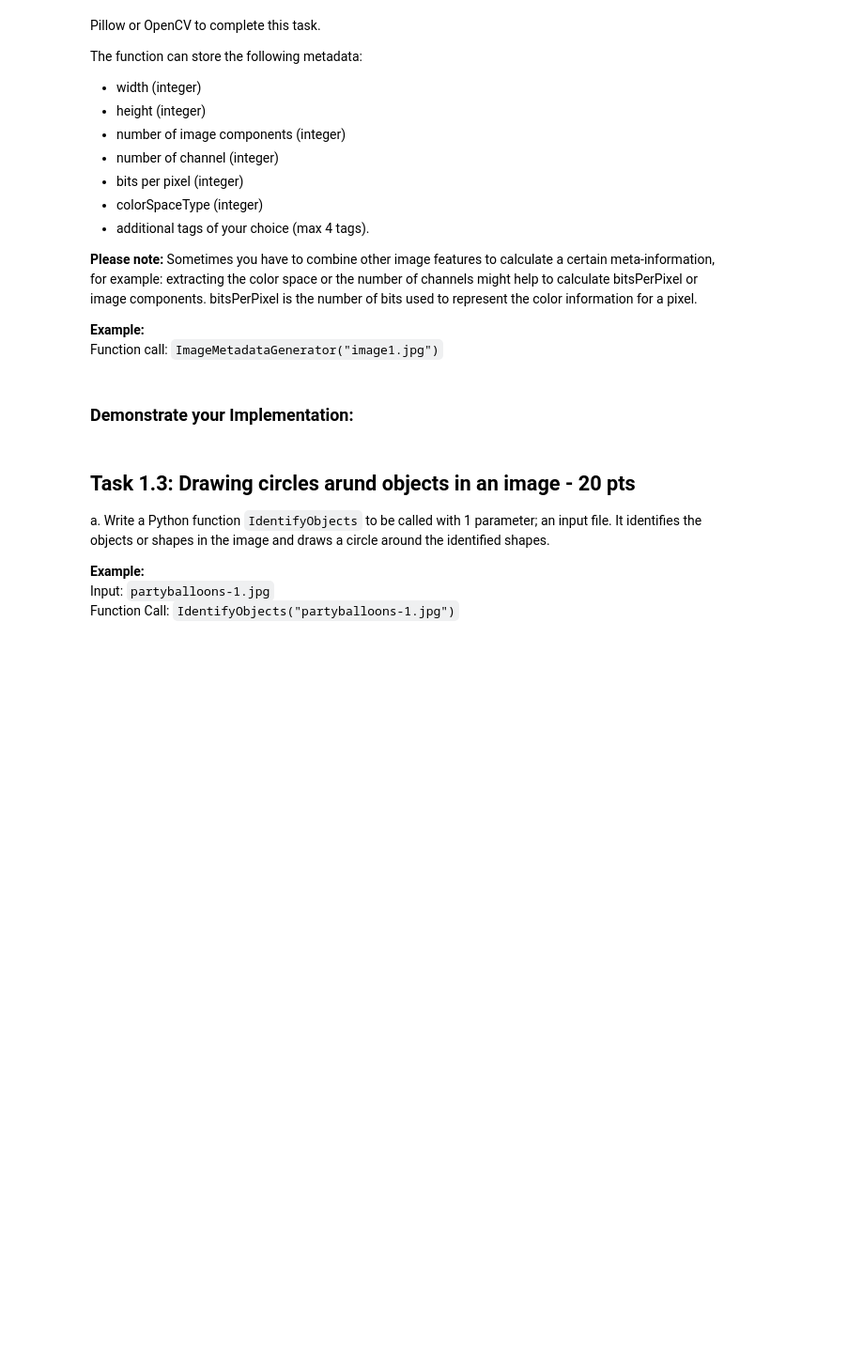
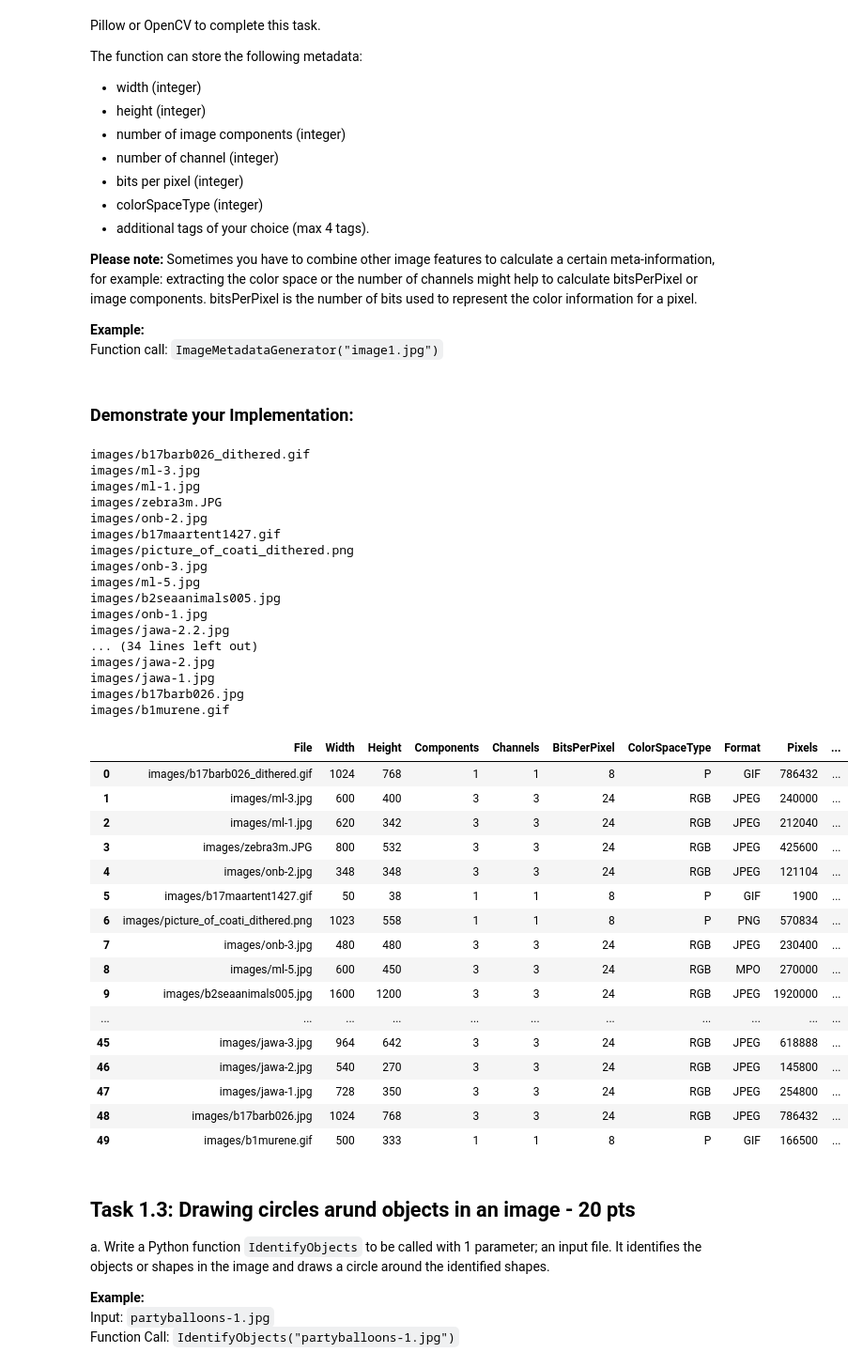
Before and after one commit to orcunilker/Multimedia-Representation-and-Encoding, a Jupyter notebook: MRE_A1_def.ipynb, the cells around one changed output. Shown at 94% size. Drawn from its saved outputs; the diff is of its cells as text; code cells hidden in the pictures; blank space fills up the shorter version.

```diff
--- a/MRE_A1_def.ipynb
+++ b/MRE_A1_def.ipynb
@@ -125,6 +125,42 @@ Function call:  `ImageMetadataGenerator("image1.jpg")`
 # %%
 # Demonstrate your implementation here.
 # Only enter the calls to your functions here so you can demonstrate validity of your solution.
+display(ImageMetadataGenerator("images/"))
+# %% [output]
+images/b17barb026_dithered.gif
+images/ml-3.jpg
+images/ml-1.jpg
+images/zebra3m.JPG
+images/onb-2.jpg
+images/b17maartent1427.gif
+images/picture_of_coati_dithered.png
+images/onb-3.jpg
+images/ml-5.jpg
+images/b2seaanimals005.jpg
+images/onb-1.jpg
+images/jawa-2.2.jpg
+... (34 lines left out)
+images/jawa-2.jpg
+images/jawa-1.jpg
+images/b17barb026.jpg
+images/b1murene.gif
+|  | File | Width | Height | Components | Channels | BitsPerPixel | ColorSpaceType | Format | Pixels | ... |
+| 0 | images/b17barb026_dithered.gif | 1024 | 768 | 1 | 1 | 8 | P | GIF | 786432 | ... |
+| 1 | images/ml-3.jpg | 600 | 400 | 3 | 3 | 24 | RGB | JPEG | 240000 | ... |
+| 2 | images/ml-1.jpg | 620 | 342 | 3 | 3 | 24 | RGB | JPEG | 212040 | ... |
+| 3 | images/zebra3m.JPG | 800 | 532 | 3 | 3 | 24 | RGB | JPEG | 425600 | ... |
+| 4 | images/onb-2.jpg | 348 | 348 | 3 | 3 | 24 | RGB | JPEG | 121104 | ... |
+| 5 | images/b17maartent1427.gif | 50 | 38 | 1 | 1 | 8 | P | GIF | 1900 | ... |
+| 6 | images/picture_of_coati_dithered.png | 1023 | 558 | 1 | 1 | 8 | P | PNG | 570834 | ... |
+| 7 | images/onb-3.jpg | 480 | 480 | 3 | 3 | 24 | RGB | JPEG | 230400 | ... |
+| 8 | images/ml-5.jpg | 600 | 450 | 3 | 3 | 24 | RGB | MPO | 270000 | ... |
+| 9 | images/b2seaanimals005.jpg | 1600 | 1200 | 3 | 3 | 24 | RGB | JPEG | 1920000 | ... |
+| ... | ... | ... | ... | ... | ... | ... | ... | ... | ... | ... |
+| 45 | images/jawa-3.jpg | 964 | 642 | 3 | 3 | 24 | RGB | JPEG | 618888 | ... |
+| 46 | images/jawa-2.jpg | 540 | 270 | 3 | 3 | 24 | RGB | JPEG | 145800 | ... |
+| 47 | images/jawa-1.jpg | 728 | 350 | 3 | 3 | 24 | RGB | JPEG | 254800 | ... |
+| 48 | images/b17barb026.jpg | 1024 | 768 | 3 | 3 | 24 | RGB | JPEG | 786432 | ... |
+| 49 | images/b1murene.gif | 500 | 333 | 1 | 1 | 8 | P | GIF | 166500 | ... |
 # %% [markdown]
 ## Task 1.3: Drawing circles arund objects in an image - 20 pts
 
```
Also changed, not shown: parts of 2 cells of this notebook, 3 other files.
